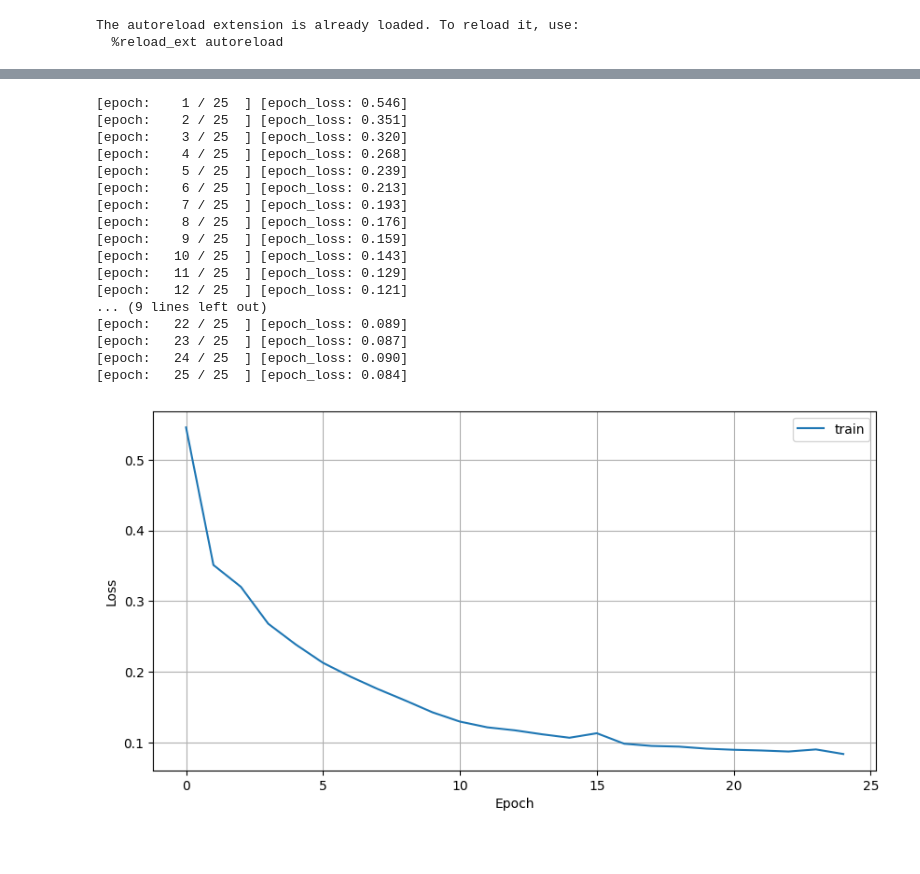
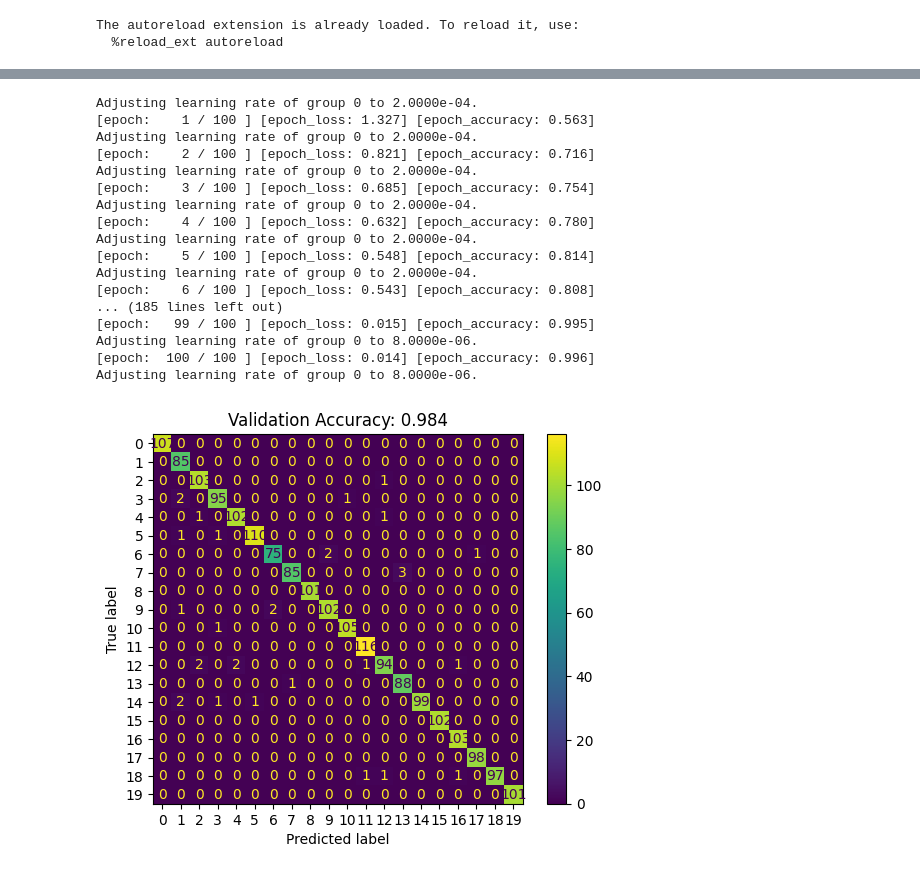
Before and after one commit to fusedbloxxer/ub-g11-pml, a Jupyter notebook: projects/smart/src/main.ipynb, the cells around one changed output, grey strips where cells are left out. Drawn from its saved outputs; the diff is of its cells as text; code cells hidden in the pictures; blank space fills up the shorter version.

```diff
--- a/projects/smart/src/main.ipynb
+++ b/projects/smart/src/main.ipynb
@@ -189,28 +181,28 @@ model_boosted_trees_factory = lambda: models.BoostedTreesModel({
 model_tcnn_factory = lambda: models.TCNNModel({
   'optim': lambda: Adam(learning_rate=2e-4, weight_decay=2e-4),
   'm_init': tw.keras.initializers.GlorotNormal(seed=24),
-  'activ_fn': tw.keras.layers.Activation('leaky_relu'),
+  'activ_fn': tw.keras.layers.Activation('swish'),
   'lr_update': (30, 10, 0.8),
   'n_filters': 128,
-  's_filters': 3,
+  's_filters': 5,
   'n_units': 1024,
   'dropout': 0.3,
   'n_epochs': 150,
   'n_batch': 32,
-  'noise_std': 0.05,
+  'noise_std': 5e-3,
 }, ROOT_PATH)
 
 model_attention_tcnn_factory = lambda: models.AttentionTCNNModel({
-  'sch_lr': lambda o, v: sch_lr.ReduceLROnPlateau(o, 'min', verbose=v, patience=10, cooldown=5),
-  'optim': lambda params: torch.optim.AdamW(params, lr=2e-4, weight_decay=6e-4),
+  'sch_lr': lambda o, v: sch_lr.StepLR(o, step_size=40, gamma=2e-1, verbose=v),
+  'optim': lambda params: torch.optim.AdamW(params, lr=2e-4, weight_decay=3e-4),
   'init_fn': lambda w: torch.nn.init.xavier_normal_(w),
   'activ_fn': Swish,
-  'bottleneck': 8,
-  'dropout': 0.2,
+  'bottleneck': 4,
+  'dropout': 0.3,
   's_filters': 3,
   'n_filters': 256,
   'n_epochs': 100,
-  'n_units': 1024,
+  'n_units': 512,
   'n_batch': 32,
   'norm': True,
   'bias': True,
@@ -218,7 +210,7 @@ model_attention_tcnn_factory = lambda: models.AttentionTCNNModel({
 
 def hybrid(cl_model_factory: typing.Callable[[], models.Model]):
   ae_model = models.AutoEncoderModel({
-    'sch_lr': lambda o, v: sch_lr.ReduceLROnPlateau(o, 'min', verbose=v, patience=10, cooldown=5),
+    'sch_lr': lambda o, v: sch_lr.ReduceLROnPlateau(o, 'min', verbose=v, patience=7, cooldown=2),
     'optim': lambda params: torch.optim.Adam(params, lr=1e-3),
     'init_fn': lambda w: torch.nn.init.xavier_normal_(w),
     'loss_fn': torch.nn.MSELoss(reduction='none'),
@@ -234,7 +226,7 @@ def hybrid(cl_model_factory: typing.Callable[[], models.Model]):
 model_hybrid_factory = lambda: hybrid(model_svm_factory)
 
 # Setup current model to be used
-model_factory = model_tcnn_factory
+model_factory = model_attention_tcnn_factory
 # %%
 # Display periodic plots across each fold
 pt.figure()
@@ -342,41 +335,56 @@ KeyboardInterrupt:
 # %%
 # Recreate model to train from scratch for subtask
 model = model_factory()
 
 # Split data indices
-rnd_indices = gen.choice(len(dataset.train_data), size=len(dataset.train_data), replace=False)
+rnd_indices = default_rng(76).choice(len(train_data), size=len(train_data), replace=False)
 n_subset_valid = 2_000
-n_subset_train_i = dataset.train_data.shape[0] - n_subset_valid
+n_subset_train_i = len(train_data) - n_subset_valid
 n_subset_valid_i = n_subset_train_i
 
+# Get indices and extract the elements
+train_i = rnd_indices[:n_subset_train_i]
+valid_i = rnd_indices[n_subset_valid_i:]
+train_data_subset = [train_data[i] for i in train_i]
+valid_data_subset = [train_data[i] for i in valid_i]
+train_labels_subset = [train_labels[i] for i in train_i]
+valid_labels_subset = [train_labels[i] for i in valid_i]
+
+# Preprocess the data
+train_data_subset,   \
+train_labels_subset, \
+valid_data_subset,   \
+valid_labels_subset = pg.preprocess(train_data_subset, train_labels_subset, \
+                                    valid_data_subset, valid_labels_subset)
+
 # Fit model on all training data except last 2_000 entries
-model.fit(dataset.train_data[rnd_indices[:n_subset_train_i]], dataset.train_labels[rnd_indices[:n_subset_train_i]])
+model.fit(train_data_subset, train_labels_subset)
 
 # Predict on last 2_000 entries
-m_cnf = model.conf(dataset.train_data[rnd_indices[n_subset_valid_i:]], dataset.train_labels[rnd_indices[n_subset_valid_i:]])
+m_cnf = model.conf(valid_data_subset, valid_labels_subset)
 
 # Transform back to labels instead of probs
 f = pt.figure()
 a = f.add_subplot()
 a.set_title(f'Validation Accuracy: {m_cnf.trace() / m_cnf.sum()}')
 ConfusionMatrixDisplay(m_cnf).plot(ax=a)
 pt.show()
 # %% [output]
-[epoch:    1 / 25  ] [epoch_loss: 0.546]
-[epoch:    2 / 25  ] [epoch_loss: 0.351]
-[epoch:    3 / 25  ] [epoch_loss: 0.320]
-[epoch:    4 / 25  ] [epoch_loss: 0.268]
-[epoch:    5 / 25  ] [epoch_loss: 0.239]
-[epoch:    6 / 25  ] [epoch_loss: 0.213]
-[epoch:    7 / 25  ] [epoch_loss: 0.193]
-[epoch:    8 / 25  ] [epoch_loss: 0.176]
-[epoch:    9 / 25  ] [epoch_loss: 0.159]
-[epoch:   10 / 25  ] [epoch_loss: 0.143]
-[epoch:   11 / 25  ] [epoch_loss: 0.129]
-[epoch:   12 / 25  ] [epoch_loss: 0.121]
-... (9 lines left out)
-[epoch:   22 / 25  ] [epoch_loss: 0.089]
-[epoch:   23 / 25  ] [epoch_loss: 0.087]
-[epoch:   24 / 25  ] [epoch_loss: 0.090]
-[epoch:   25 / 25  ] [epoch_loss: 0.084]
+Adjusting learning rate of group 0 to 2.0000e-04.
+[epoch:    1 / 100 ] [epoch_loss: 1.327] [epoch_accuracy: 0.563]
+Adjusting learning rate of group 0 to 2.0000e-04.
+[epoch:    2 / 100 ] [epoch_loss: 0.821] [epoch_accuracy: 0.716]
+Adjusting learning rate of group 0 to 2.0000e-04.
+[epoch:    3 / 100 ] [epoch_loss: 0.685] [epoch_accuracy: 0.754]
+Adjusting learning rate of group 0 to 2.0000e-04.
+[epoch:    4 / 100 ] [epoch_loss: 0.632] [epoch_accuracy: 0.780]
+Adjusting learning rate of group 0 to 2.0000e-04.
+[epoch:    5 / 100 ] [epoch_loss: 0.548] [epoch_accuracy: 0.814]
+Adjusting learning rate of group 0 to 2.0000e-04.
+[epoch:    6 / 100 ] [epoch_loss: 0.543] [epoch_accuracy: 0.808]
+... (185 lines left out)
+[epoch:   99 / 100 ] [epoch_loss: 0.015] [epoch_accuracy: 0.995]
+Adjusting learning rate of group 0 to 8.0000e-06.
+[epoch:  100 / 100 ] [epoch_loss: 0.014] [epoch_accuracy: 0.996]
+Adjusting learning rate of group 0 to 8.0000e-06.
-[figure, old version]
+[figure, new version]
```
Also changed, not shown: parts of 12 cells of this notebook, 10 other files.
